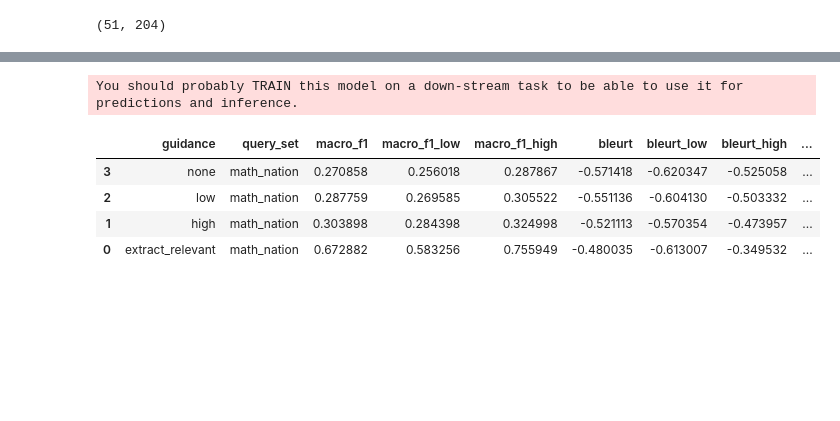
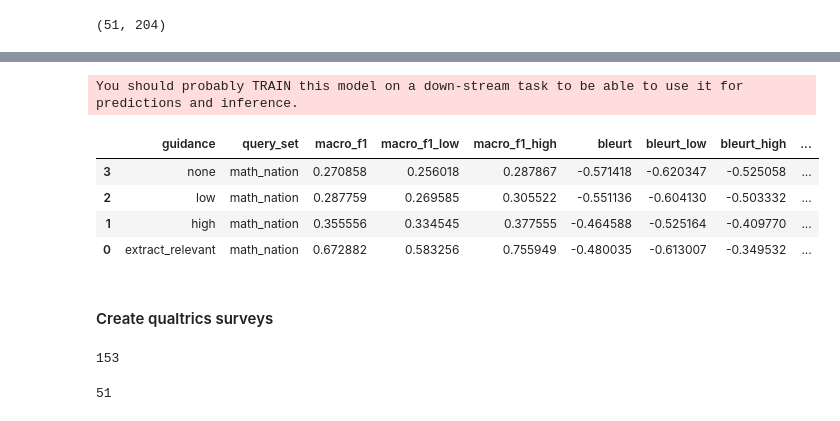
Before and after one commit to DigitalHarborFoundation/rag-for-math-qa, a Jupyter notebook: notebooks/SurveyDataAnalysis.ipynb, the cells around one changed output, grey strips where cells are left out. Drawn from its saved outputs; the diff is of its cells as text; code cells hidden in the pictures; blank space fills up the shorter version.

Commit message:
Finished generating high guidance annotations and corresponding surveys

```diff
--- a/notebooks/SurveyDataAnalysis.ipynb
+++ b/notebooks/SurveyDataAnalysis.ipynb
@@ -758,11 +763,13 @@ none                51
 Name: count, dtype: int64
 # %%
-query_sample = np.random.choice(list(set(math_df["query"])), size=4, replace=False)
-for query, group in math_df[math_df["query"].isin(query_sample)].groupby("query"):
-    print(f"=== {query} ===")
-    print(group.iloc[0].document)
-    for row in group.itertuples():
-        print(f"+++ {row.guidance} +++")
-        print(row.generation)
+verbose = False
+if verbose:
+    query_sample = np.random.choice(list(set(math_df["query"])), size=4, replace=False)
+    for query, group in math_df[math_df["query"].isin(query_sample)].groupby("query"):
+        print(f"=== {query} ===")
+        print(group.iloc[0].document)
+        for row in group.itertuples():
+            print(f"+++ {row.guidance} +++")
+            print(row.generation)
+            print()
         print()
-    print()
@@ -802,6 +793,8 @@ INFO:tensorflow:... name:bert_custom
 INFO:tensorflow:... vocab_file:vocab.txt
 ... (19 outputs left out)
 # %%
+use_bootstrap = True
+
 sdf = math_df
 assert sdf.query_set.nunique() == 1
 ds = []
@@ -823,36 +816,49 @@ for guidance, group in sdf.groupby("guidance"):
         #    print(passages)
         #    print(row.generation)
         #    print()
 
     f1_scores = np.array(f1_scores)
     bleurt_scores = np.array(bleurt_scores)
     bertscore_scores = np.array(bertscore_scores)
     macro_f1 = f1_scores.mean()
-    # bootstrap confidence intervals
-    bootstrap = scipy.stats.bootstrap((f1_scores,), np.mean, confidence_level=0.95, random_state=rng)
-    bleurt_bootstrap = scipy.stats.bootstrap((bleurt_scores,), np.mean, confidence_level=0.95, random_state=rng)
-    bertscore_bootstrap = scipy.stats.bootstrap((bertscore_scores,), np.mean, confidence_level=0.95, random_state=rng)
+    if use_bootstrap:
+        # bootstrap confidence intervals
+        bootstrap = scipy.stats.bootstrap((f1_scores,), np.mean, confidence_level=0.95, random_state=rng)
+        bleurt_bootstrap = scipy.stats.bootstrap((bleurt_scores,), np.mean, confidence_level=0.95, random_state=rng)
+        bertscore_bootstrap = scipy.stats.bootstrap(
+            (bertscore_scores,), np.mean, confidence_level=0.95, random_state=rng
+        )
     ds.append(
         {
             "guidance": guidance,
             "query_set": sdf.iloc[0].query_set,
             "macro_f1": macro_f1,
             "macro_f1_low": bootstrap.confidence_interval.low,
             "macro_f1_high": bootstrap.confidence_interval.high,
             "bleurt": bleurt_scores.mean(),
             "bleurt_low": bleurt_bootstrap.confidence_interval.low,
             "bleurt_high": bleurt_bootstrap.confidence_interval.high,
             "bertscore": bertscore_scores.mean(),
             "bertscore_low": bertscore_bootstrap.confidence_interval.low,
             "bertscore_high": bertscore_bootstrap.confidence_interval.high,
         }
     )
 f1_df = pd.DataFrame(ds).sort_values(by="macro_f1", ascending=True)
 f1_df
 # %% [output]
 You should probably TRAIN this model on a down-stream task to be able to use it for predictions and inference.
 |  | guidance | query_set | macro_f1 | macro_f1_low | macro_f1_high | bleurt | bleurt_low | bleurt_high | ... |
 | 3 | none | math_nation | 0.270858 | 0.256018 | 0.287867 | -0.571418 | -0.620347 | -0.525058 | ... |
 | 2 | low | math_nation | 0.287759 | 0.269585 | 0.305522 | -0.551136 | -0.604130 | -0.503332 | ... |
-| 1 | high | math_nation | 0.303898 | 0.284398 | 0.324998 | -0.521113 | -0.570354 | -0.473957 | ... |
+| 1 | high | math_nation | 0.355556 | 0.334545 | 0.377555 | -0.464588 | -0.525164 | -0.409770 | ... |
 | 0 | extract_relevant | math_nation | 0.672882 | 0.583256 | 0.755949 | -0.480035 | -0.613007 | -0.349532 | ... |
+# %% [markdown]
+#### Create qualtrics surveys
+# %%
+guidance_survey_set = {"none", "low", "high"}
+survey_input_df = math_df[
+    (math_df.query_set == "math_nation") & (math_df.corpus == "math") & (math_df.guidance.isin(guidance_survey_set))
+]
+len(survey_input_df)
+# %% [output]
+153
@@ -858,0 +869,6 @@ You should probably TRAIN this model on a down-stream task to be able to use it
+# %%
+template_survey_text = experiment.qualtrics.get_template(qualtrics_template_filepath)
+survey_df = experiment.qualtrics.create_surveys(survey_input_df, template_survey_text, survey_dir)
+len(survey_df)
+# %% [output]
+51
```
Also changed, not shown: parts of 18 cells of this notebook, 1 other file.
